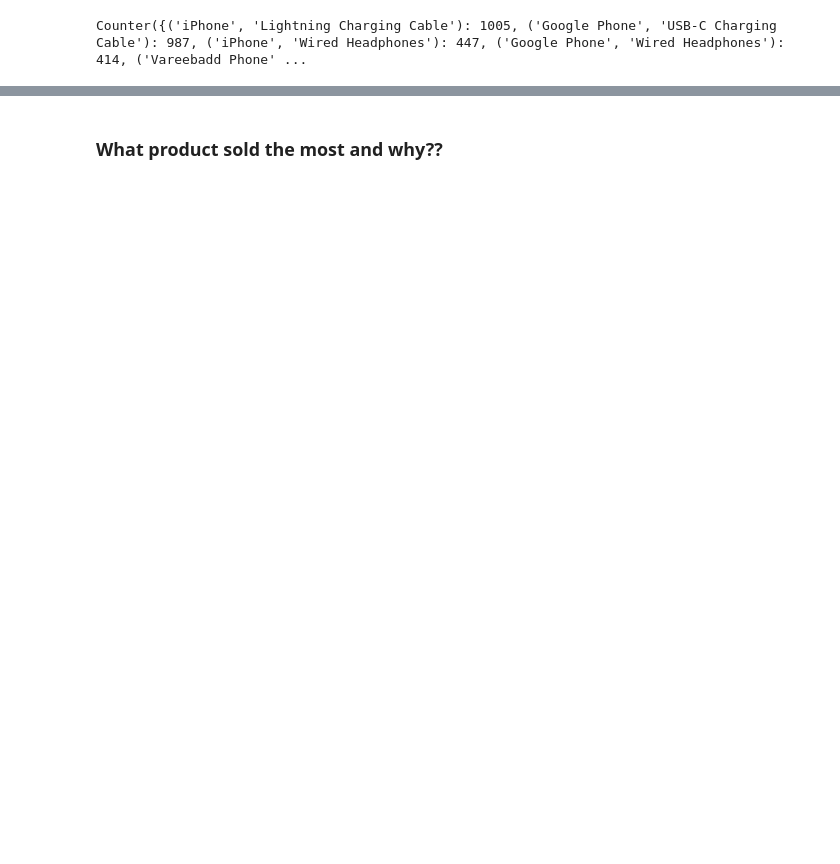
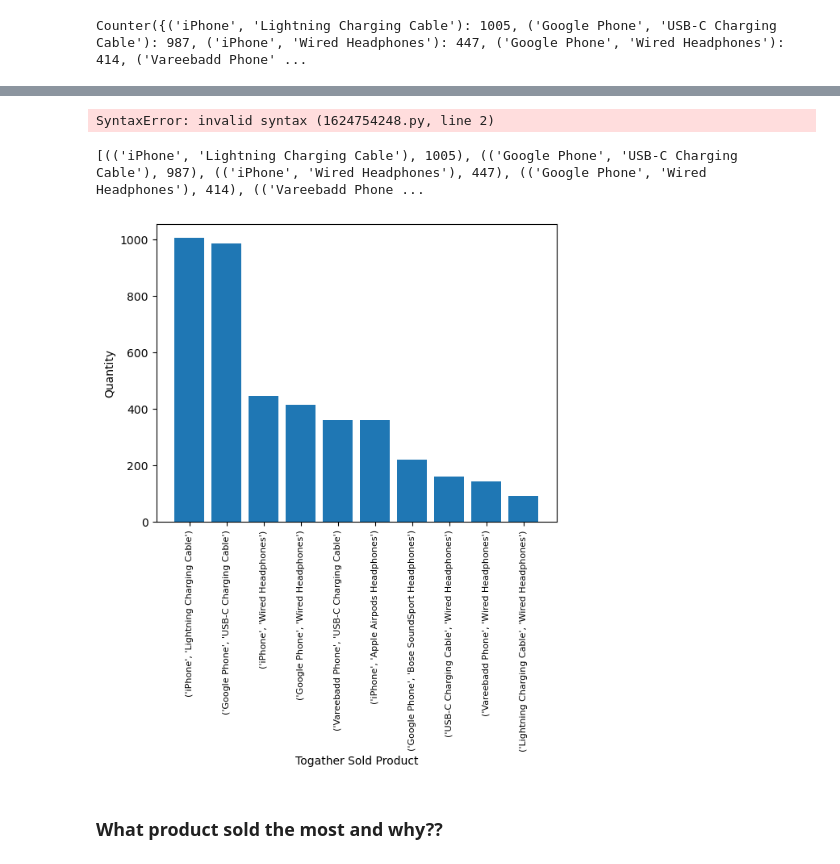
Before and after one commit to hasanmehedi2309/sales_data_analysis, a Jupyter notebook: Analysis.ipynb, the cells around one changed output, grey strips where cells are left out. Saved outputs shown, nothing was run; the diff lists cells and outputs as text; code cells hidden in the pictures; blank space fills up the shorter version.

```diff
--- a/Analysis.ipynb
+++ b/Analysis.ipynb
@@ -269,3 +283,23 @@ Counter({('iPhone', 'Lightning Charging Cable'): 1005, ('Google Phone', 'USB-C C
+# %%
+a = "a"
+b = ." "join(a)
+print(b)
+# %% [output]
+SyntaxError: invalid syntax (1624754248.py, line 2)
+# %%
+sorted_list = list(sorted(count.items(), key=lambda x: x[1], reverse=True))
+highest_togather_sold = sorted_list[:10]
+print(highest_togather_sold)
+highest_togather_sold_x_axis_val = [str(key) for key, val in highest_togather_sold]
+highest_togather_sold_y_axis_val = [i[1] for i in highest_togather_sold]
+plt.bar(highest_togather_sold_x_axis_val, highest_togather_sold_y_axis_val)
+plt.xticks(highest_togather_sold_x_axis_val,  rotation = "vertical", size = 8)
+plt.xlabel("Togather Sold Product")
+plt.ylabel("Quantity")
+plt.show()
+# %% [output]
+[(('iPhone', 'Lightning Charging Cable'), 1005), (('Google Phone', 'USB-C Charging Cable'), 987), (('iPhone', 'Wired Headphones'), 447), (('Google Phone', 'Wired Headphones'), 414), (('Vareebadd Phone ...
+[figure, added]
 # %% [markdown]
 ### What product sold the most and why??
 # %%
```
Also changed, not shown: parts of 10 cells of this notebook.
